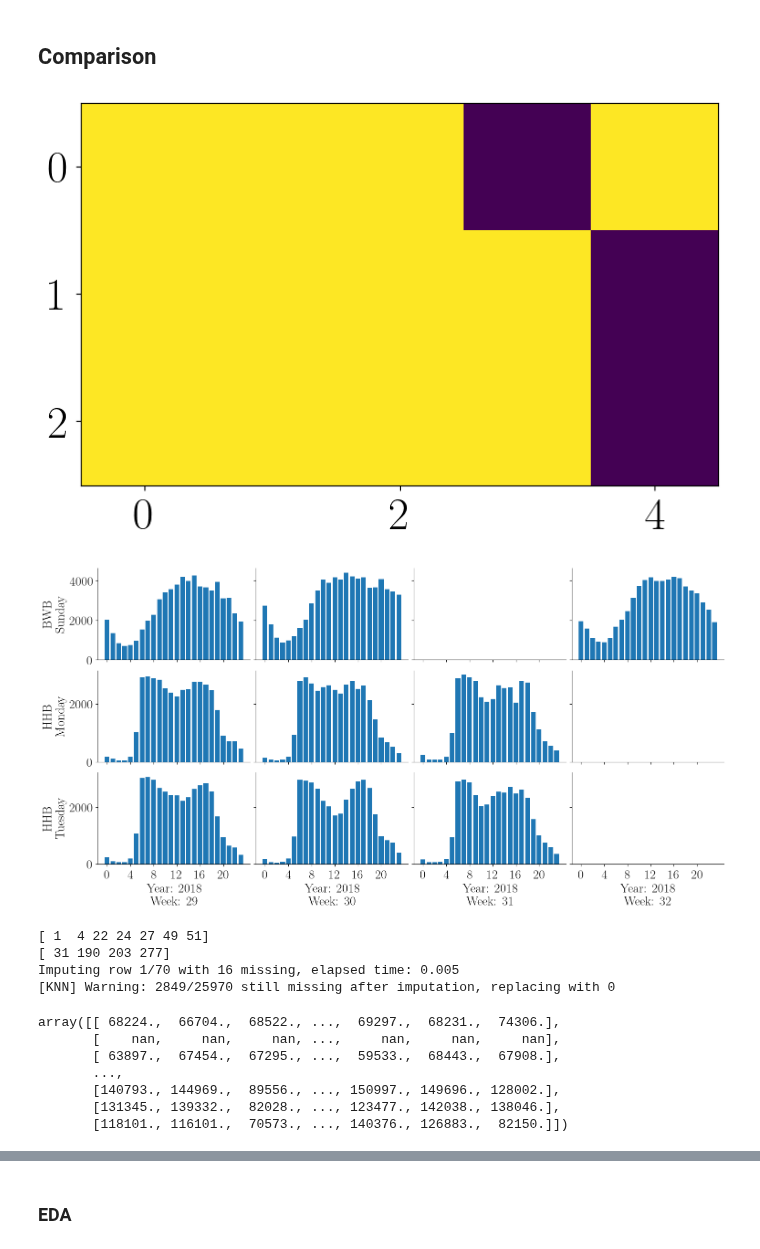
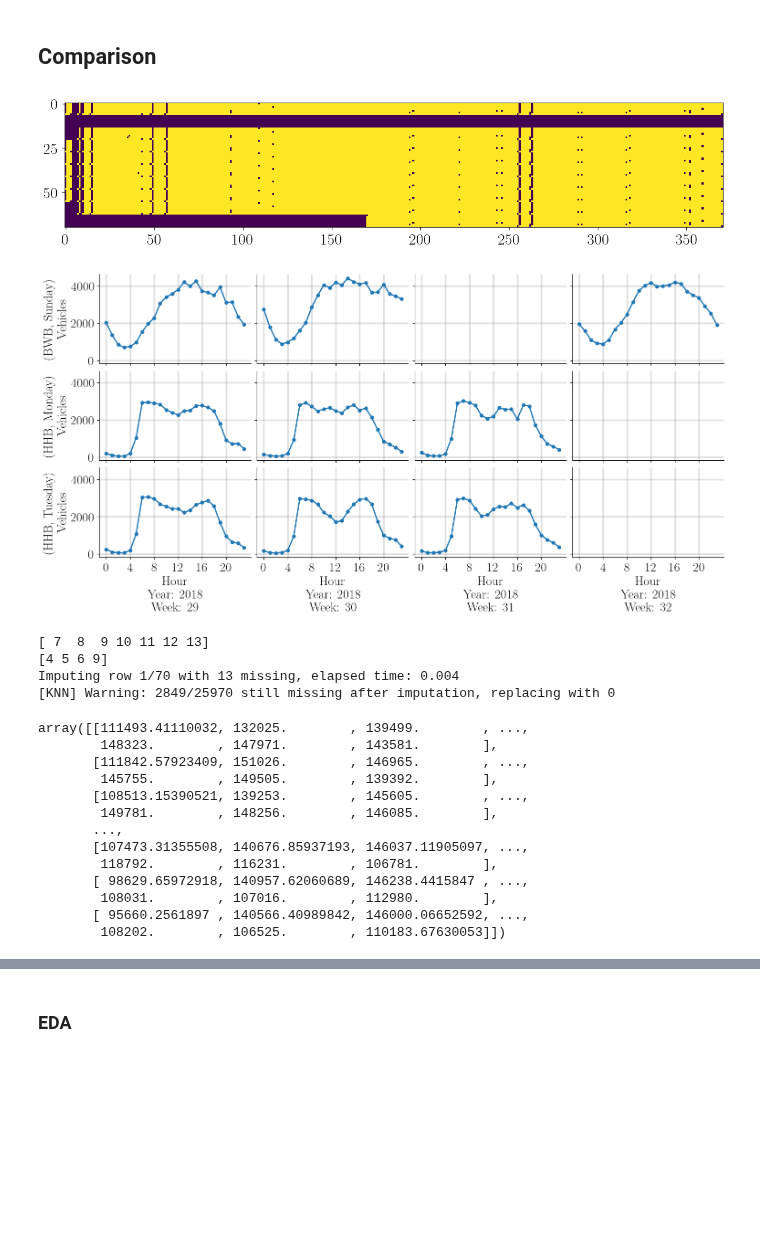
Before and after one commit to jacobf18/Dist-NN, a Jupyter notebook: mta_data.ipynb, the cells around one changed output, grey strips where cells are left out. Drawn from its saved outputs; the diff is of its cells as text; code cells hidden in the pictures; blank space fills up the shorter version.

```diff
--- a/mta_data.ipynb
+++ b/mta_data.ipynb
@@ -224,5 +194,7 @@ for key, value in data_dict.items():
         ppf_dict[key] = None
         continue
     value = value / value.sum()
-    ppf = partial(discrete_quantile, value.index.to_numpy(), value.cumsum().values.flatten())
-    ppf_dict[key] = ppf
+    cumsum_data = value.cumsum()
+    x = cumsum_data.values.flatten()
+    y = cumsum_data.index.values
+    ppf_dict[key] = (x,y)
@@ -536,11 +607,12 @@ for i, r in enumerate(rows):
             total_matrix[i, j] = np.nan
             mask_matrix[i, j] = 0
 # %%
-plt.figure(figsize=(10,5))
-plt.imshow(mask_matrix[20:23,45:50], cmap='viridis')
+plt.figure(figsize=(15,10))
+# plt.imshow(mask_matrix[20:23,45:50], cmap='viridis')
+plt.imshow(mask_matrix, cmap='viridis')
 plt.show()
 # %% [output]
-[figure, old version]
+[figure, new version]
 # %%
 import seaborn as sns
 
@@ -554,10 +626,11 @@ mpl.rcParams['figure.titlesize'] = label_size
 mpl.rcParams['lines.markersize'] = label_size
 mpl.rcParams['grid.linewidth'] = 2.5
 mpl.rcParams['legend.fontsize'] = label_size
+mpl.rcParams['figure.labelsize'] = label_size
 pylab.rcParams['xtick.major.pad']=5
 pylab.rcParams['ytick.major.pad']=5
 
-fig, axes = plt.subplots(3, 4, figsize=(15, 7.5), sharey='row', sharex='col', layout="compressed")
+fig, axes = plt.subplots(3, 4, figsize=(15, 7.5), sharey=True, sharex='col', layout="compressed")
 min_x = np.inf
 max_x = -np.inf
 skip = set([(0,0), (2,4), (1,5), (2,2)])
@@ -571,25 +644,28 @@ for i in range(3):
         if i == 2:
             year = index_to_key[(start_i + i, start_j + j)][1][1]
             week = index_to_key[(start_i + i, start_j + j)][1][0]
-            axes[i,j].set_xlabel(f'Year: {year}\nWeek: {week}')
+            axes[i,j].set_xlabel(f'Hour\nYear: {year}\nWeek: {week}')
             axes[i,j].set_xticks(range(0, 24, 4))
         axes[i,j].spines['top'].set_visible(False)
         axes[i,j].spines['right'].set_visible(False)
+        axes[i,j].grid(True, alpha=0.4)
 
         if mask_matrix[start_i + i, start_j + j] == 0:
             continue
         data = data_dict[index_to_key[(start_i + i, start_j + j)]].values.flatten()
-        axes[i,j].bar(range(24), data)
+        axes[i,j].plot(range(24), data, '.-', linewidth=2, markersize=10)
         min_xs[j] = min(min_xs[j], np.min(data))
         max_xs[j] = max(max_xs[j], np.max(data))
 
     day_of_week = days_of_the_week[rows[start_i+i][1] - 1]
     plaza_name = plaza_ids_to_acronyms[rows[start_i+i][0]]
-    axes[i,0].set_ylabel(f'{plaza_name}\n{day_of_week}')
+    axes[i,0].set_ylabel(f'({plaza_name}, {day_of_week})\nVehicles')
+# fig.supylabel('Number of Vehicles')
+# fig.supxlabel('Hour')
 plt.savefig('figures/mta_figures/traffic_data.pdf', bbox_inches='tight')
 plt.show()
 # %% [output]
-[figure, old version]
+[figure, new version]
 # %%
 from fancyimpute import KNN
 
@@ -605,14 +681,20 @@ total_matrix_filled = KNN(k=5).fit_transform(total_matrix)
 total_matrix_filled[total_matrix_filled == 0] = np.nan
 total_matrix_filled
 # %% [output]
-[ 1  4 22 24 27 49 51]
-[ 31 190 203 277]
-Imputing row 1/70 with 16 missing, elapsed time: 0.005
+[ 7  8  9 10 11 12 13]
+[4 5 6 9]
+Imputing row 1/70 with 13 missing, elapsed time: 0.004
 [KNN] Warning: 2849/25970 still missing after imputation, replacing with 0
-array([[ 68224.,  66704.,  68522., ...,  69297.,  68231.,  74306.],
-       [    nan,     nan,     nan, ...,     nan,     nan,     nan],
-       [ 63897.,  67454.,  67295., ...,  59533.,  68443.,  67908.],
+array([[111493.41110032, 132025.        , 139499.        , ...,
+        148323.        , 147971.        , 143581.        ],
+       [111842.57923409, 151026.        , 146965.        , ...,
+        145755.        , 149505.        , 139392.        ],
+       [108513.15390521, 139253.        , 145605.        , ...,
+        149781.        , 148256.        , 146085.        ],
        ...,
-       [140793., 144969.,  89556., ..., 150997., 149696., 128002.],
-       [131345., 139332.,  82028., ..., 123477., 142038., 138046.],
-       [118101., 116101.,  70573., ..., 140376., 126883.,  82150.]])
+       [107473.31355508, 140676.85937193, 146037.11905097, ...,
+        118792.        , 116231.        , 106781.        ],
+       [ 98629.65972918, 140957.62060689, 146238.4415847 , ...,
+        108031.        , 107016.        , 112980.        ],
+       [ 95660.2561897 , 140566.40989842, 146000.06652592, ...,
+        108202.        , 106525.        , 110183.67630053]])
```
Also changed, not shown: parts of 29 cells of this notebook, 3 other files.
